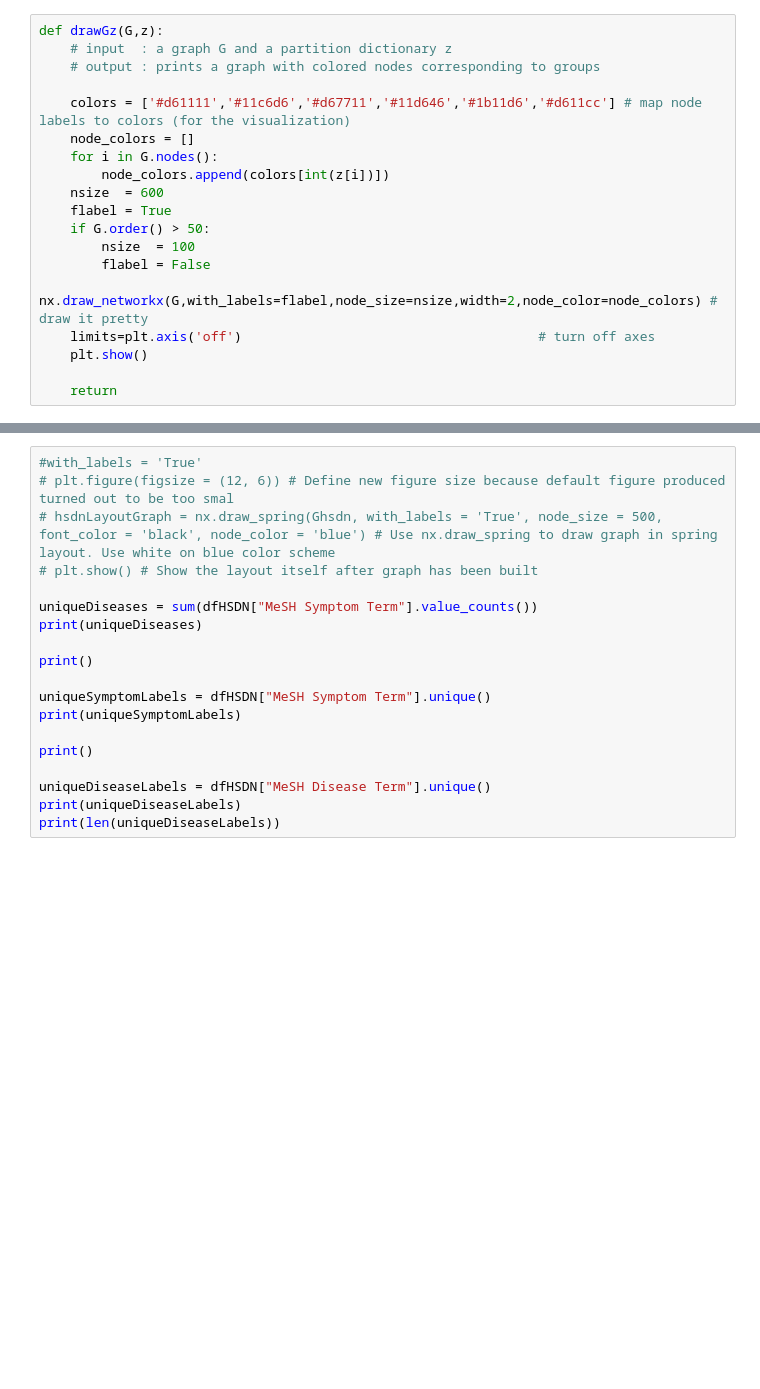
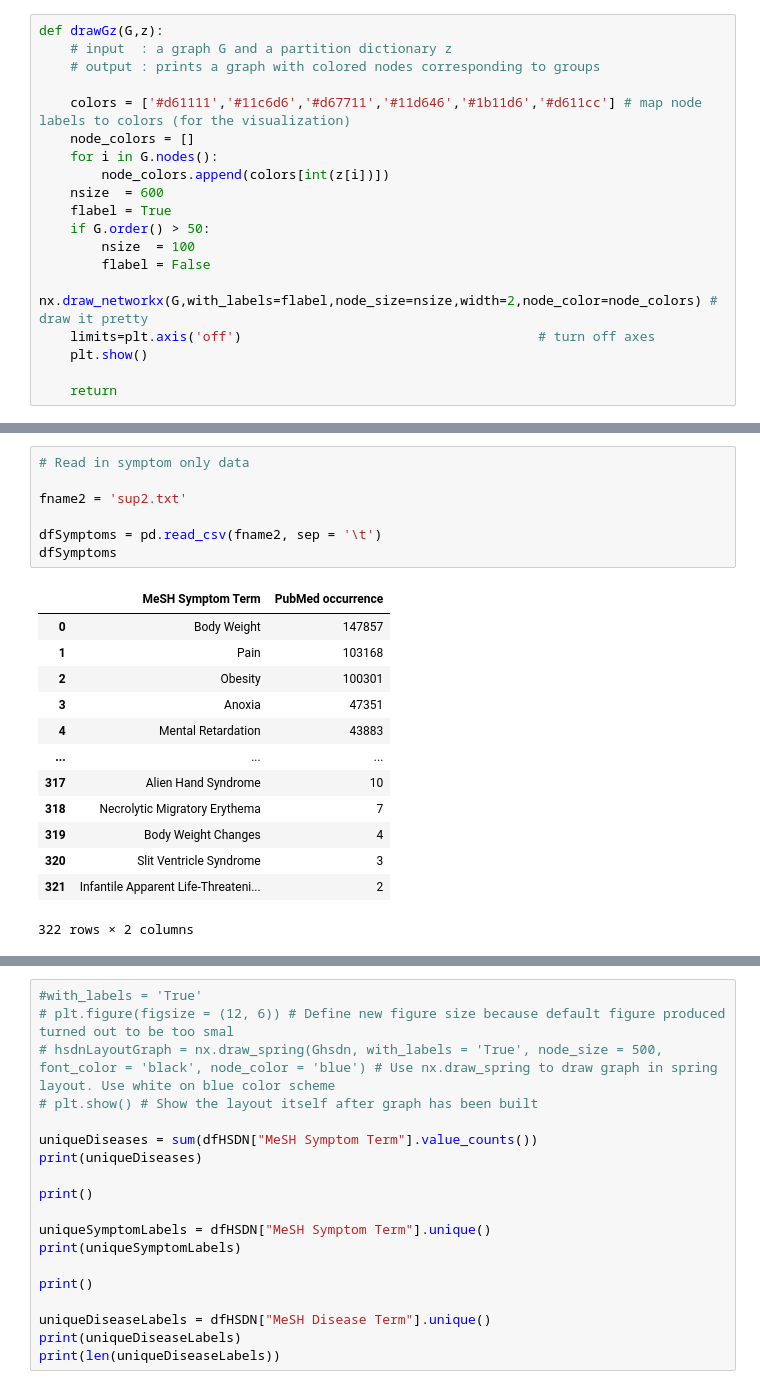
Before and after one commit to behzodcu/3352-project, a Jupyter notebook: network/3352_project.ipynb, the cells around one changed output, grey strips where cells are left out. Cells and saved outputs as stored; diff of their text form; blank space fills up the shorter version.

```diff
--- a/network/3352_project.ipynb
+++ b/network/3352_project.ipynb
@@ -114,0 +157,21 @@ def drawGz(G,z):
+# %%
+# Read in symptom only data
+
+fname2 = 'sup2.txt'
+
+dfSymptoms = pd.read_csv(fname2, sep = '\t')
+dfSymptoms
+# %% [output]
+|  | MeSH Symptom Term | PubMed occurrence |
+| 0 | Body Weight | 147857 |
+| 1 | Pain | 103168 |
+| 2 | Obesity | 100301 |
+| 3 | Anoxia | 47351 |
+| 4 | Mental Retardation | 43883 |
+| ... | ... | ... |
+| 317 | Alien Hand Syndrome | 10 |
+| 318 | Necrolytic Migratory Erythema | 7 |
+| 319 | Body Weight Changes | 4 |
+| 320 | Slit Ventricle Syndrome | 3 |
+| 321 | Infantile Apparent Life-Threateni... | 2 |
+322 rows × 2 columns
```
Also changed, not shown: parts of 10 cells of this notebook, 3 other files.
